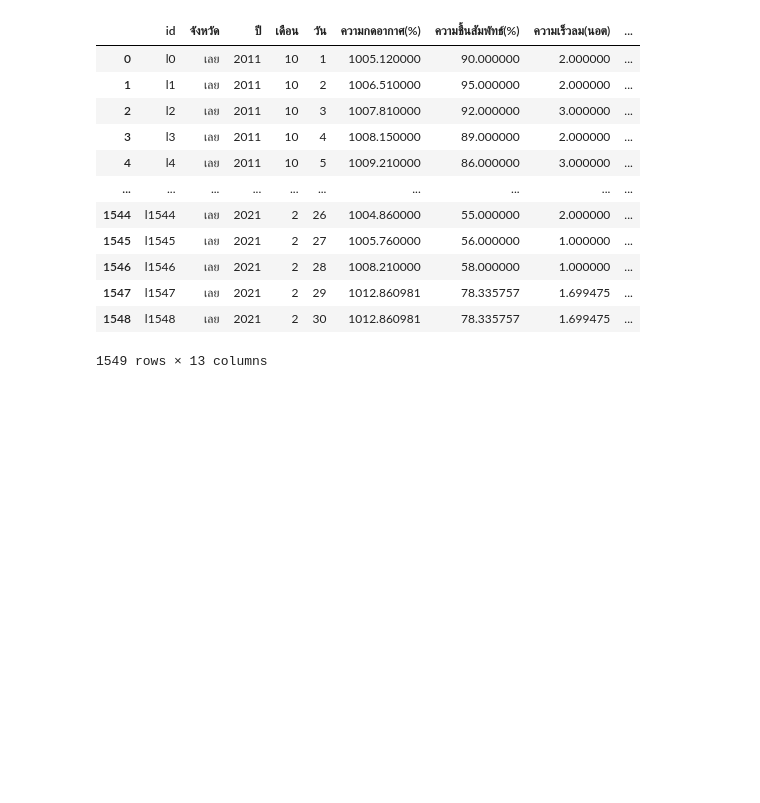
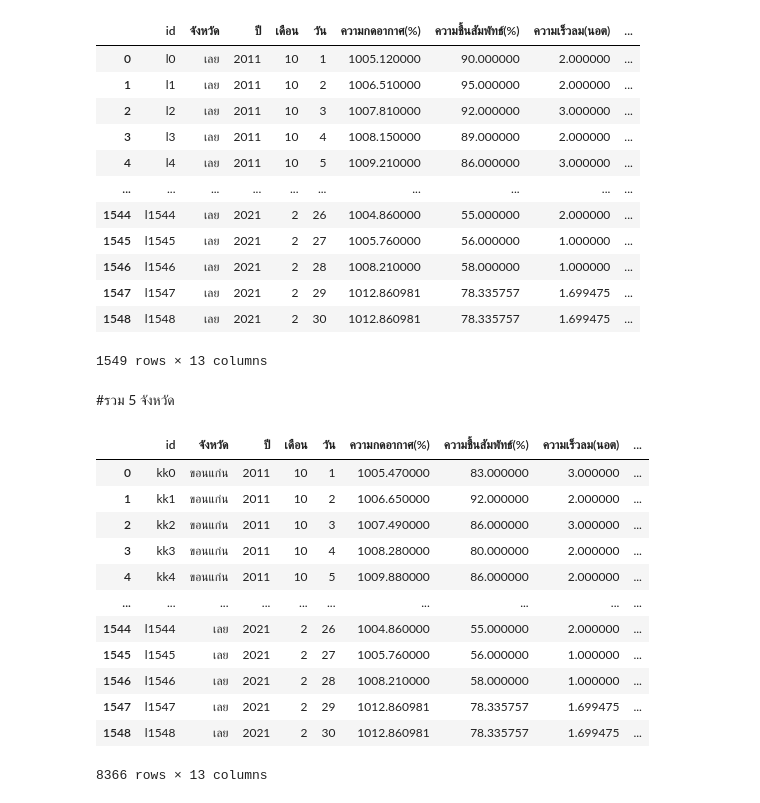
Before and after one commit to KorrawanOu/BSC_DPDM23, a Jupyter notebook: midterm_bscdpdm23.ipynb, the cells around one changed output. Drawn from its saved outputs; the diff is of its cells as text; code cells hidden in the pictures; blank space fills up the shorter version.

```diff
--- a/midterm_bscdpdm23.ipynb
+++ b/midterm_bscdpdm23.ipynb
@@ -1112,7 +1111,6 @@ mean_ps_np = NakhonP['ความกดอากาศ(%)'].mean()
 mean_rh_np = NakhonP['ความชื้นสัมพัทธ์(%)'].mean()
 mean_ws_np = NakhonP['ความเร็วลม(นอต)'].mean()
 mean_cd_np = NakhonP['จำนวนเมฆ(10ส่วน)'].mean()
-mean_r_np = NakhonP['ปริมาณน้ำฝน(มิลลิเมตร)'].mean()
 mean_dpt_np = NakhonP['อุณหภูมิจุดน้ำค้าง(เซลเซียส)'].mean()
 mean_bt_np = NakhonP['อุณหภูมิจุดตุ้มแห้ง(เซลเซียส)'].mean()
 mean_lw_np = NakhonP['อุณหภูมิจุดต่ำสุด(เซลเซียส)'].mean()
@@ -1121,7 +1119,7 @@ NakhonP['ความกดอากาศ(%)'] = NakhonP['ความกดอ
 NakhonP['ความชื้นสัมพัทธ์(%)'] = NakhonP['ความชื้นสัมพัทธ์(%)'].fillna(mean_rh_np)
 NakhonP['ความเร็วลม(นอต)'] = NakhonP['ความเร็วลม(นอต)'].fillna(mean_ws_np)
 NakhonP['จำนวนเมฆ(10ส่วน)'] = NakhonP['จำนวนเมฆ(10ส่วน)'].fillna(mean_cd_np)
-NakhonP['ปริมาณน้ำฝน(มิลลิเมตร)'] = NakhonP['ปริมาณน้ำฝน(มิลลิเมตร)'].fillna(mean_r_np)
+NakhonP['ปริมาณน้ำฝน(มิลลิเมตร)'] = NakhonP['ปริมาณน้ำฝน(มิลลิเมตร)'].fillna(0)
 NakhonP['อุณหภูมิจุดน้ำค้าง(เซลเซียส)'] = NakhonP['อุณหภูมิจุดน้ำค้าง(เซลเซียส)'].fillna(mean_dpt_np)
 NakhonP['อุณหภูมิจุดตุ้มแห้ง(เซลเซียส)'] = NakhonP['อุณหภูมิจุดตุ้มแห้ง(เซลเซียส)'].fillna(mean_bt_np)
 NakhonP['อุณหภูมิจุดต่ำสุด(เซลเซียส)'] = NakhonP['อุณหภูมิจุดต่ำสุด(เซลเซียส)'].fillna(mean_lw_np)
@@ -1575,7 +1573,6 @@ mean_ps_sn = SakonN['ความกดอากาศ(%)'].mean()
 mean_rh_sn = SakonN['ความชื้นสัมพัทธ์(%)'].mean()
 mean_ws_sn = SakonN['ความเร็วลม(นอต)'].mean()
 mean_cd_sn = SakonN['จำนวนเมฆ(10ส่วน)'].mean()
-mean_r_sn = SakonN['ปริมาณน้ำฝน(มิลลิเมตร)'].mean()
 mean_dpt_sn = SakonN['อุณหภูมิจุดน้ำค้าง(เซลเซียส)'].mean()
 mean_bt_sn = SakonN['อุณหภูมิจุดตุ้มแห้ง(เซลเซียส)'].mean()
 mean_lw_sn = SakonN['อุณหภูมิจุดต่ำสุด(เซลเซียส)'].mean()
@@ -1584,7 +1581,7 @@ SakonN['ความกดอากาศ(%)'] = SakonN['ความกดอ
 SakonN['ความชื้นสัมพัทธ์(%)'] = SakonN['ความชื้นสัมพัทธ์(%)'].fillna(mean_rh_sn)
 SakonN['ความเร็วลม(นอต)'] = SakonN['ความเร็วลม(นอต)'].fillna(mean_ws_sn)
 SakonN['จำนวนเมฆ(10ส่วน)'] = SakonN['จำนวนเมฆ(10ส่วน)'].fillna(mean_cd_sn)
-SakonN['ปริมาณน้ำฝน(มิลลิเมตร)'] = SakonN['ปริมาณน้ำฝน(มิลลิเมตร)'].fillna(mean_r_sn)
+SakonN['ปริมาณน้ำฝน(มิลลิเมตร)'] = SakonN['ปริมาณน้ำฝน(มิลลิเมตร)'].fillna(0)
 SakonN['อุณหภูมิจุดน้ำค้าง(เซลเซียส)'] = SakonN['อุณหภูมิจุดน้ำค้าง(เซลเซียส)'].fillna(mean_dpt_sn)
 SakonN['อุณหภูมิจุดตุ้มแห้ง(เซลเซียส)'] = SakonN['อุณหภูมิจุดตุ้มแห้ง(เซลเซียส)'].fillna(mean_bt_sn)
 SakonN['อุณหภูมิจุดต่ำสุด(เซลเซียส)'] = SakonN['อุณหภูมิจุดต่ำสุด(เซลเซียส)'].fillna(mean_lw_sn)
@@ -2038,7 +2035,6 @@ mean_ps_NK = NongK['ความกดอากาศ(%)'].mean()
 mean_rh_NK = NongK['ความชื้นสัมพัทธ์(%)'].mean()
 mean_ws_NK = NongK['ความเร็วลม(นอต)'].mean()
 mean_cd_NK = NongK['จำนวนเมฆ(10ส่วน)'].mean()
-mean_r_NK = NongK['ปริมาณน้ำฝน(มิลลิเมตร)'].mean()
 mean_dpt_NK = NongK['อุณหภูมิจุดน้ำค้าง(เซลเซียส)'].mean()
 mean_bt_NK = NongK['อุณหภูมิจุดตุ้มแห้ง(เซลเซียส)'].mean()
 mean_lw_NK = NongK['อุณหภูมิจุดต่ำสุด(เซลเซียส)'].mean()
@@ -2047,7 +2043,7 @@ NongK['ความกดอากาศ(%)'] = NongK['ความกดอา
 NongK['ความชื้นสัมพัทธ์(%)'] = NongK['ความชื้นสัมพัทธ์(%)'].fillna(mean_rh_NK)
 NongK['ความเร็วลม(นอต)'] = NongK['ความเร็วลม(นอต)'].fillna(mean_ws_NK)
 NongK['จำนวนเมฆ(10ส่วน)'] = NongK['จำนวนเมฆ(10ส่วน)'].fillna(mean_cd_NK)
-NongK['ปริมาณน้ำฝน(มิลลิเมตร)'] = NongK['ปริมาณน้ำฝน(มิลลิเมตร)'].fillna(mean_r_NK)
+NongK['ปริมาณน้ำฝน(มิลลิเมตร)'] = NongK['ปริมาณน้ำฝน(มิลลิเมตร)'].fillna(0)
 NongK['อุณหภูมิจุดน้ำค้าง(เซลเซียส)'] = NongK['อุณหภูมิจุดน้ำค้าง(เซลเซียส)'].fillna(mean_dpt_NK)
 NongK['อุณหภูมิจุดตุ้มแห้ง(เซลเซียส)'] = NongK['อุณหภูมิจุดตุ้มแห้ง(เซลเซียส)'].fillna(mean_bt_NK)
 NongK['อุณหภูมิจุดต่ำสุด(เซลเซียส)'] = NongK['อุณหภูมิจุดต่ำสุด(เซลเซียส)'].fillna(mean_lw_NK)
@@ -2501,7 +2497,6 @@ mean_ps_LOEI = Loei['ความกดอากาศ(%)'].mean()
 mean_rh_LOEI = Loei['ความชื้นสัมพัทธ์(%)'].mean()
 mean_ws_LOEI = Loei['ความเร็วลม(นอต)'].mean()
 mean_cd_LOEI = Loei['จำนวนเมฆ(10ส่วน)'].mean()
-mean_r_LOEI = Loei['ปริมาณน้ำฝน(มิลลิเมตร)'].mean()
 mean_dpt_LOEI = Loei['อุณหภูมิจุดน้ำค้าง(เซลเซียส)'].mean()
 mean_bt_LOEI = Loei['อุณหภูมิจุดตุ้มแห้ง(เซลเซียส)'].mean()
 mean_Loeiw_LOEI = Loei['อุณหภูมิจุดต่ำสุด(เซลเซียส)'].mean()
@@ -2510,7 +2505,7 @@ Loei['ความกดอากาศ(%)'] = Loei['ความกดอาก
 Loei['ความชื้นสัมพัทธ์(%)'] = Loei['ความชื้นสัมพัทธ์(%)'].fillna(mean_rh_LOEI)
 Loei['ความเร็วลม(นอต)'] = Loei['ความเร็วลม(นอต)'].fillna(mean_ws_LOEI)
 Loei['จำนวนเมฆ(10ส่วน)'] = Loei['จำนวนเมฆ(10ส่วน)'].fillna(mean_cd_LOEI)
-Loei['ปริมาณน้ำฝน(มิลลิเมตร)'] = Loei['ปริมาณน้ำฝน(มิลลิเมตร)'].fillna(mean_r_LOEI)
+Loei['ปริมาณน้ำฝน(มิลลิเมตร)'] = Loei['ปริมาณน้ำฝน(มิลลิเมตร)'].fillna(0)
 Loei['อุณหภูมิจุดน้ำค้าง(เซลเซียส)'] = Loei['อุณหภูมิจุดน้ำค้าง(เซลเซียส)'].fillna(mean_dpt_LOEI)
 Loei['อุณหภูมิจุดตุ้มแห้ง(เซลเซียส)'] = Loei['อุณหภูมิจุดตุ้มแห้ง(เซลเซียส)'].fillna(mean_bt_LOEI)
 Loei['อุณหภูมิจุดต่ำสุด(เซลเซียส)'] = Loei['อุณหภูมิจุดต่ำสุด(เซลเซียส)'].fillna(mean_Loeiw_LOEI)
@@ -2530,3 +2525,23 @@ Loei
 | 1547 | l1547 | เลย | 2021 | 2 | 29 | 1012.860981 | 78.335757 | 1.699475 | ... |
 | 1548 | l1548 | เลย | 2021 | 2 | 30 | 1012.860981 | 78.335757 | 1.699475 | ... |
 1549 rows × 13 columns
+# %% [markdown]
+#รวม 5 จังหวัด
+# %%
+group = [khonkaen, NakhonP, SakonN,NongK,Loei]
+merge5 = pd.concat(group)
+merge5
+# %% [output]
+|  | id | จังหวัด | ปี | เดือน | วัน | ความกดอากาศ(%) | ความชื้นสัมพัทธ์(%) | ความเร็วลม(นอต) | ... |
+| 0 | kk0 | ขอนแก่น | 2011 | 10 | 1 | 1005.470000 | 83.000000 | 3.000000 | ... |
+| 1 | kk1 | ขอนแก่น | 2011 | 10 | 2 | 1006.650000 | 92.000000 | 2.000000 | ... |
+| 2 | kk2 | ขอนแก่น | 2011 | 10 | 3 | 1007.490000 | 86.000000 | 3.000000 | ... |
+| 3 | kk3 | ขอนแก่น | 2011 | 10 | 4 | 1008.280000 | 80.000000 | 2.000000 | ... |
+| 4 | kk4 | ขอนแก่น | 2011 | 10 | 5 | 1009.880000 | 86.000000 | 2.000000 | ... |
+| ... | ... | ... | ... | ... | ... | ... | ... | ... | ... |
+| 1544 | l1544 | เลย | 2021 | 2 | 26 | 1004.860000 | 55.000000 | 2.000000 | ... |
+| 1545 | l1545 | เลย | 2021 | 2 | 27 | 1005.760000 | 56.000000 | 1.000000 | ... |
+| 1546 | l1546 | เลย | 2021 | 2 | 28 | 1008.210000 | 58.000000 | 1.000000 | ... |
+| 1547 | l1547 | เลย | 2021 | 2 | 29 | 1012.860981 | 78.335757 | 1.699475 | ... |
+| 1548 | l1548 | เลย | 2021 | 2 | 30 | 1012.860981 | 78.335757 | 1.699475 | ... |
+8366 rows × 13 columns
```
Also changed, not shown: parts of 7 cells of this notebook.
